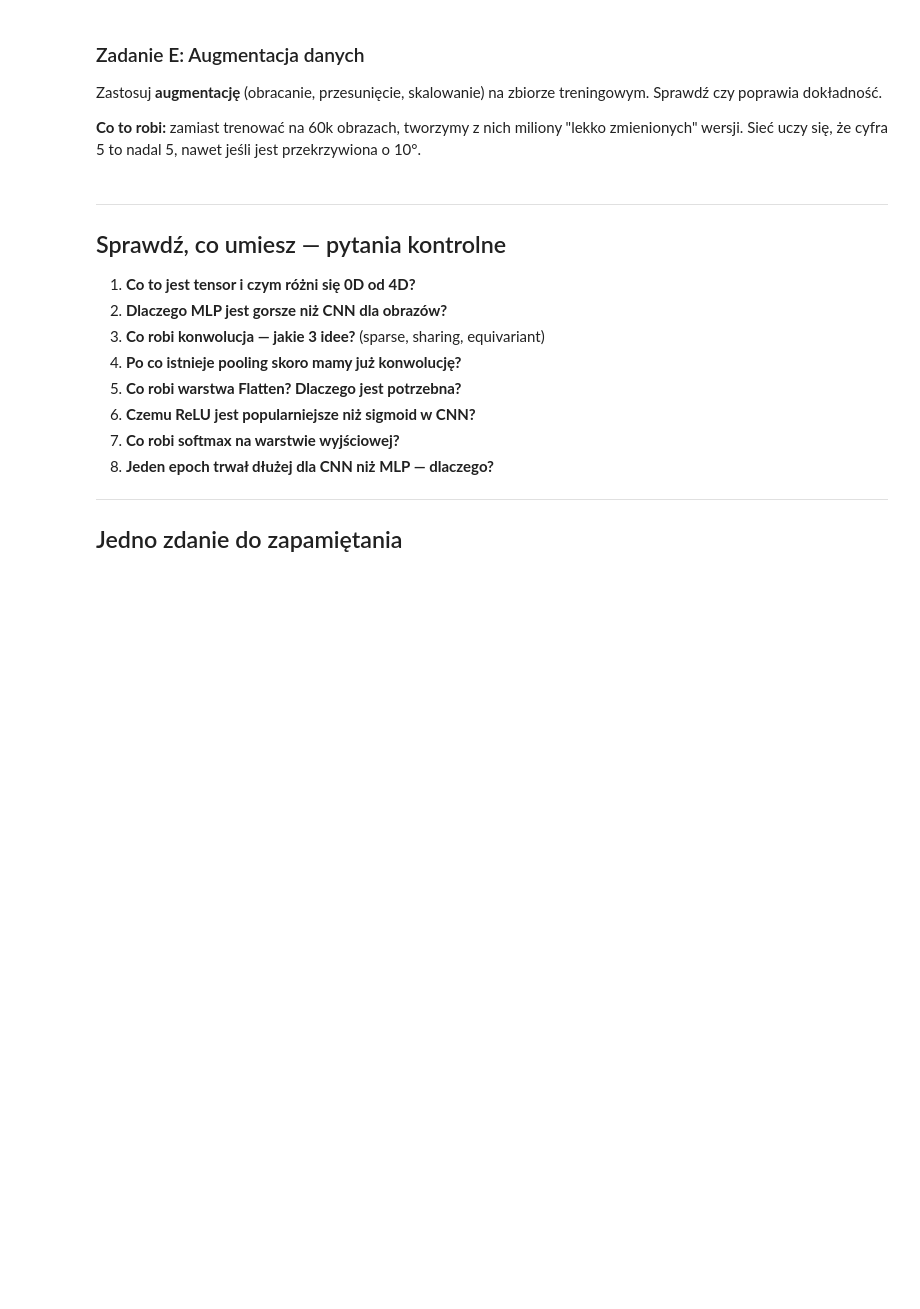
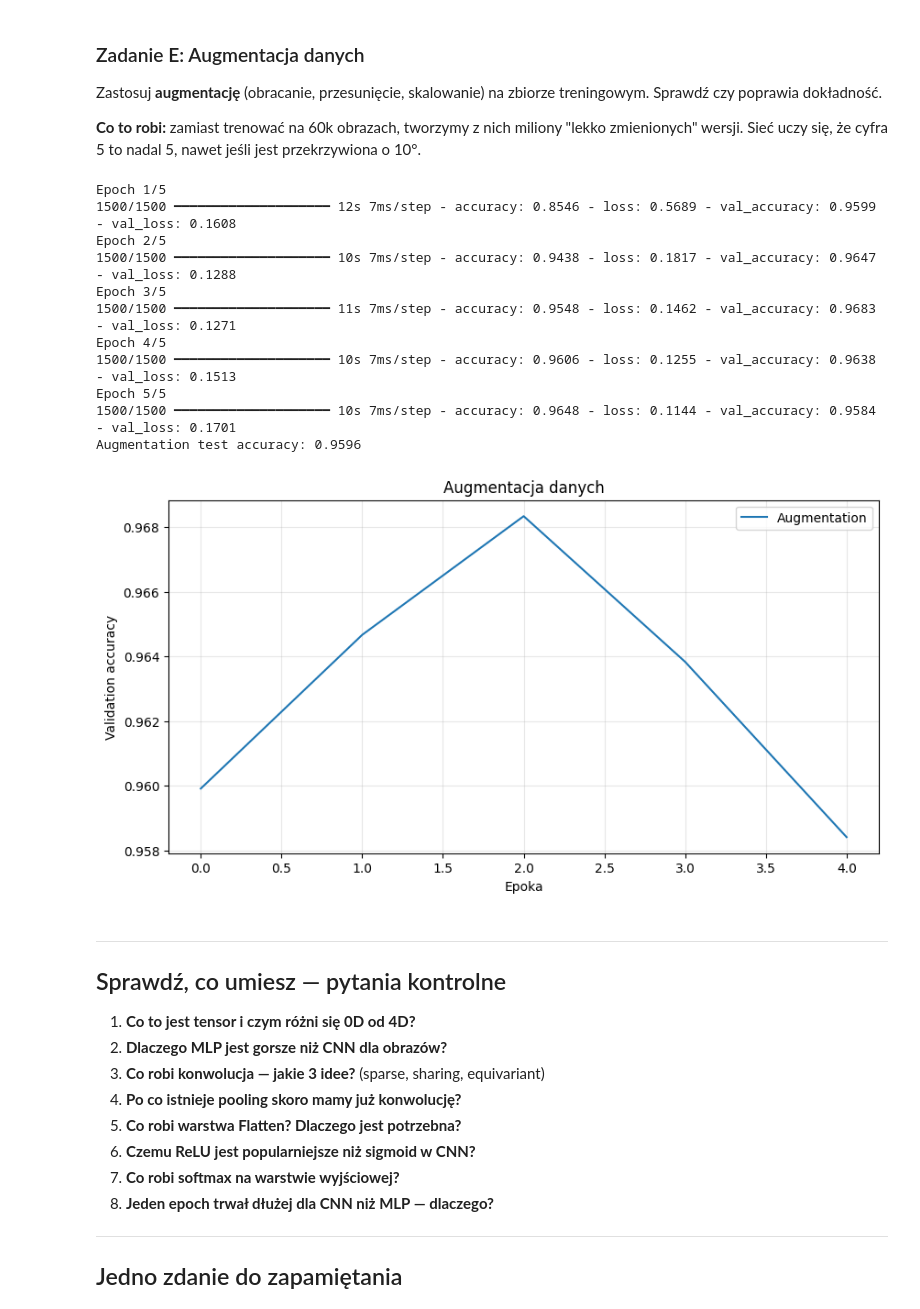
Before and after one commit to jmichna/BAI_LAB_TASK, a Jupyter notebook: lab_4/Lab4_TensorFlow_CNN_MAIN_FILE.ipynb, the cells around one changed output. Saved outputs shown, nothing was run; the diff lists cells and outputs as text; code cells hidden in the pictures; blank space fills up the shorter version.

```diff
--- a/lab_4/Lab4_TensorFlow_CNN_MAIN_FILE.ipynb
+++ b/lab_4/Lab4_TensorFlow_CNN_MAIN_FILE.ipynb
@@ -1319,3 +1392,67 @@ Zastosuj **augmentację** (obracanie, przesunięcie, skalowanie) na zbiorze tren
+# %%
+# Zadanie E: augmentacja danych
+
+data_augmentation = tf.keras.Sequential([
+    tf.keras.layers.RandomRotation(0.1),
+    tf.keras.layers.RandomTranslation(0.1, 0.1),
+    tf.keras.layers.RandomZoom(0.1),
+])
+
+def build_model_aug():
+    return tf.keras.models.Sequential([
+        tf.keras.layers.Input(shape=(28, 28, 1)),
+        data_augmentation,
+
+        tf.keras.layers.Conv2D(24, (3, 3), activation='relu'),
+        tf.keras.layers.MaxPooling2D((2, 2)),
+        tf.keras.layers.Conv2D(36, (3, 3), activation='relu'),
+        tf.keras.layers.MaxPooling2D((2, 2)),
+
+        tf.keras.layers.Flatten(),
+        tf.keras.layers.Dense(128, activation='relu'),
+        tf.keras.layers.Dense(10, activation='softmax')
+    ])
+
+model_aug = build_model_aug()
+
+model_aug.compile(
+    optimizer='adam',
+    loss='categorical_crossentropy',
+    metrics=['accuracy']
+)
+
+history_aug = model_aug.fit(
+    x_train, y_train_oh,
+    validation_split=0.2,
+    epochs=5,
+    batch_size=32,
+    verbose=1
+)
+
+test_loss_aug, test_acc_aug = model_aug.evaluate(x_test, y_test_oh, verbose=0)
+print(f"Augmentation test accuracy: {test_acc_aug:.4f}")
+
+plt.figure(figsize=(10, 5))
+plt.plot(history_aug.history['val_accuracy'], label='Augmentation')
+plt.xlabel('Epoka')
+plt.ylabel('Validation accuracy')
+plt.title('Augmentacja danych')
+plt.legend()
+plt.grid(alpha=0.3)
+plt.show()
+# %% [output]
+Epoch 1/5
+1500/1500 ━━━━━━━━━━━━━━━━━━━━ 12s 7ms/step - accuracy: 0.8546 - loss: 0.5689 - val_accuracy: 0.9599 - val_loss: 0.1608
+Epoch 2/5
+1500/1500 ━━━━━━━━━━━━━━━━━━━━ 10s 7ms/step - accuracy: 0.9438 - loss: 0.1817 - val_accuracy: 0.9647 - val_loss: 0.1288
+Epoch 3/5
+1500/1500 ━━━━━━━━━━━━━━━━━━━━ 11s 7ms/step - accuracy: 0.9548 - loss: 0.1462 - val_accuracy: 0.9683 - val_loss: 0.1271
+Epoch 4/5
+1500/1500 ━━━━━━━━━━━━━━━━━━━━ 10s 7ms/step - accuracy: 0.9606 - loss: 0.1255 - val_accuracy: 0.9638 - val_loss: 0.1513
+Epoch 5/5
+1500/1500 ━━━━━━━━━━━━━━━━━━━━ 10s 7ms/step - accuracy: 0.9648 - loss: 0.1144 - val_accuracy: 0.9584 - val_loss: 0.1701
+Augmentation test accuracy: 0.9596
+[figure, added]
 # %% [markdown]
 ---
 
```
Also changed, not shown: parts of 13 cells of this notebook.
